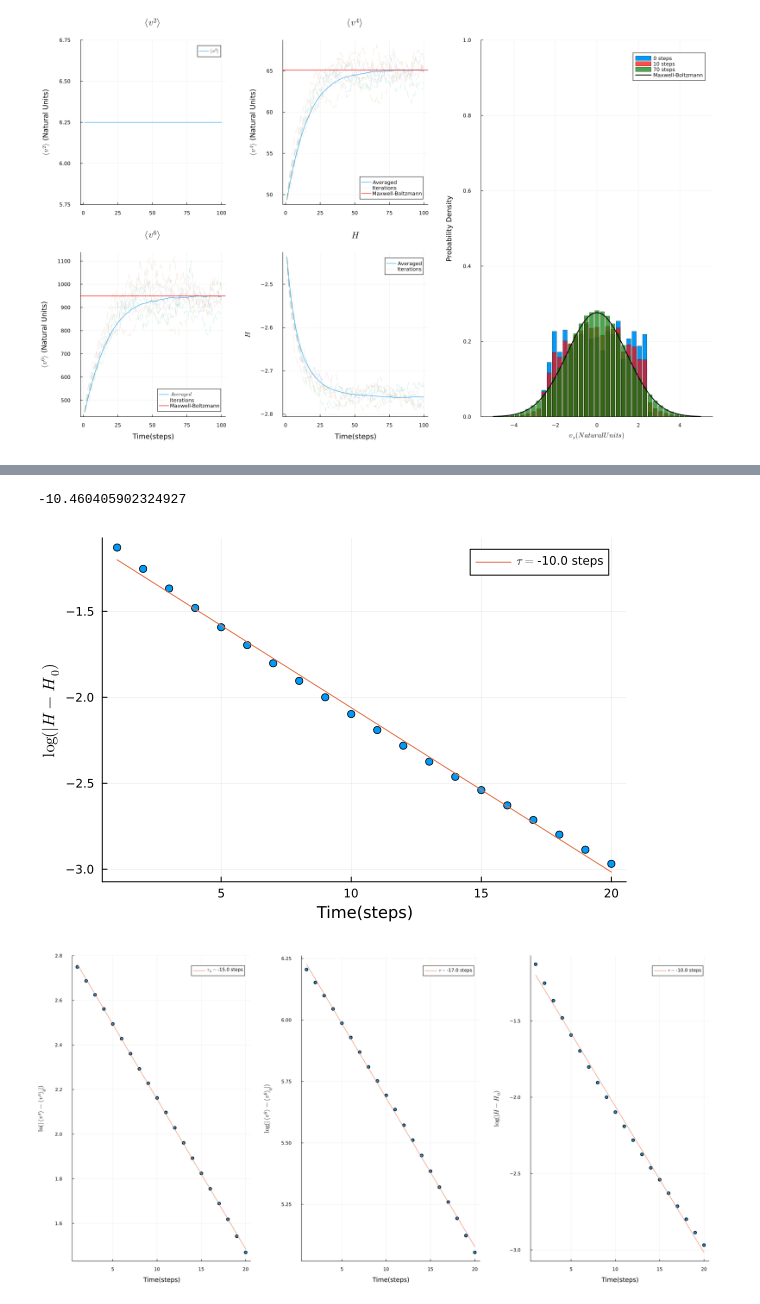
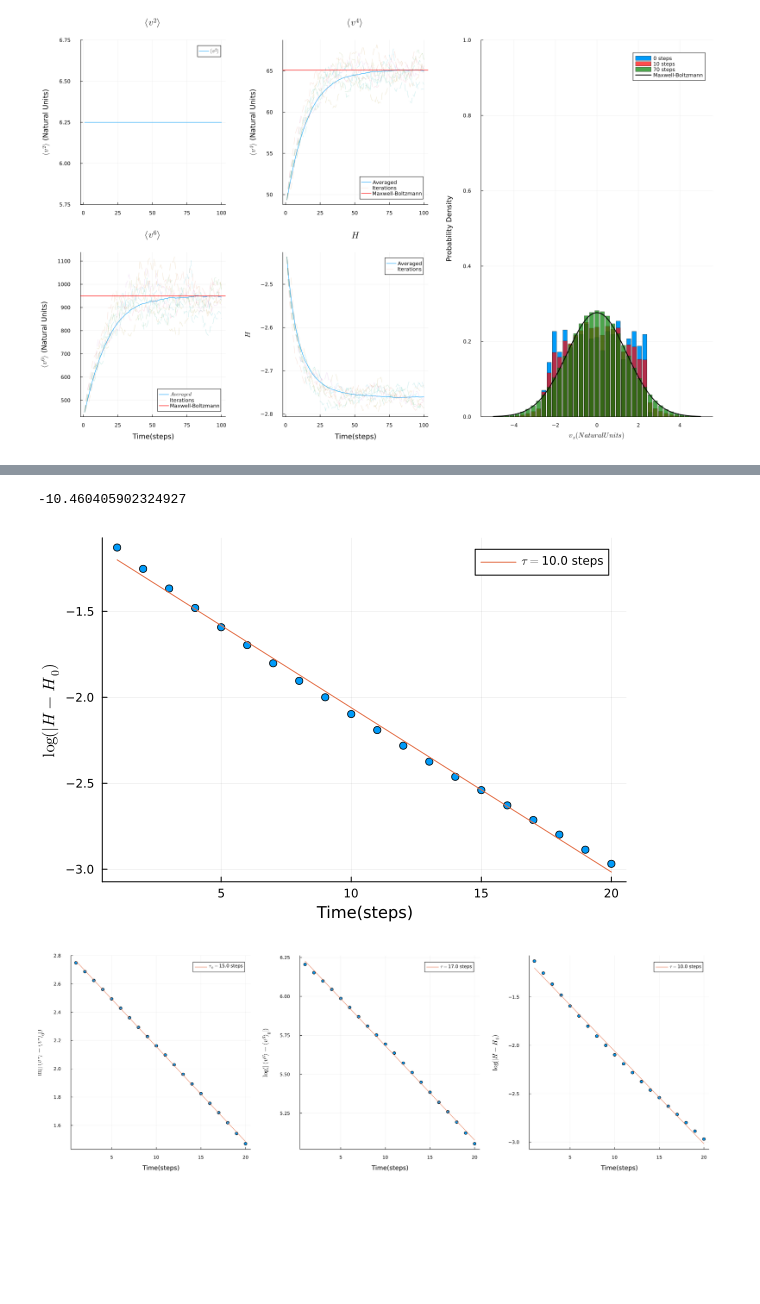
Before and after one commit to BielUsal/BoltzmannNonEq, a Jupyter notebook: NonEq.ipynb, the cells around one changed output, grey strips where cells are left out. Saved outputs shown, nothing was run; the diff lists cells and outputs as text; code cells hidden in the pictures; blank space fills up the shorter version.

```diff
--- a/NonEq.ipynb
+++ b/NonEq.ipynb
@@ -348,13 +348,13 @@ plot!(x->β[1] .+ β[2]*x,label=L"\tau = "*string(round(1/β[2])) *" steps")
 β = X \ SeriesPrep(H,tregr)
 print(1/β[2])
 pringor = scatter(x,SeriesPrep(H,tregr),label="",xlabel="Time(steps)",ylabel=L"\log(|H - H_0)")
-plot!(x->β[1] .+ β[2]*x,label=L"\tau = "*string(round(1/β[2])) *" steps")
+plot!(x->β[1] .+ β[2]*x,label=L"\tau = "*string(-round(1/β[2])) *" steps")
 # %% [output]
 -10.460405902324927
-[figure, old version]
+[figure, new version]
 # %%
-plot(preg,preggor,pringor,size=(1800,900),margin=7Plots.mm,layout=@layout([a{0.33w} b{0.33w} c{0.33w}]))
+plot(preg,preggor,pringor,size=(1800,600),margin=7Plots.mm,layout=@layout([a{0.33w} b{0.33w} c{0.33w}]))
 savefig("Results/Relaxation_time_"*SamplingType*".png")
-plot(preg,preggor,pringor,size=(1800,900),margin=7Plots.mm,layout=@layout([a{0.33w} b{0.33w} c{0.33w}]))
+plot(preg,preggor,pringor,size=(1800,600),margin=7Plots.mm,layout=@layout([a{0.33w} b{0.33w} c{0.33w}]))
 # %% [output]
-[figure, old version]
+[figure, new version]
```
Also changed, not shown: parts of 2 cells of this notebook.
